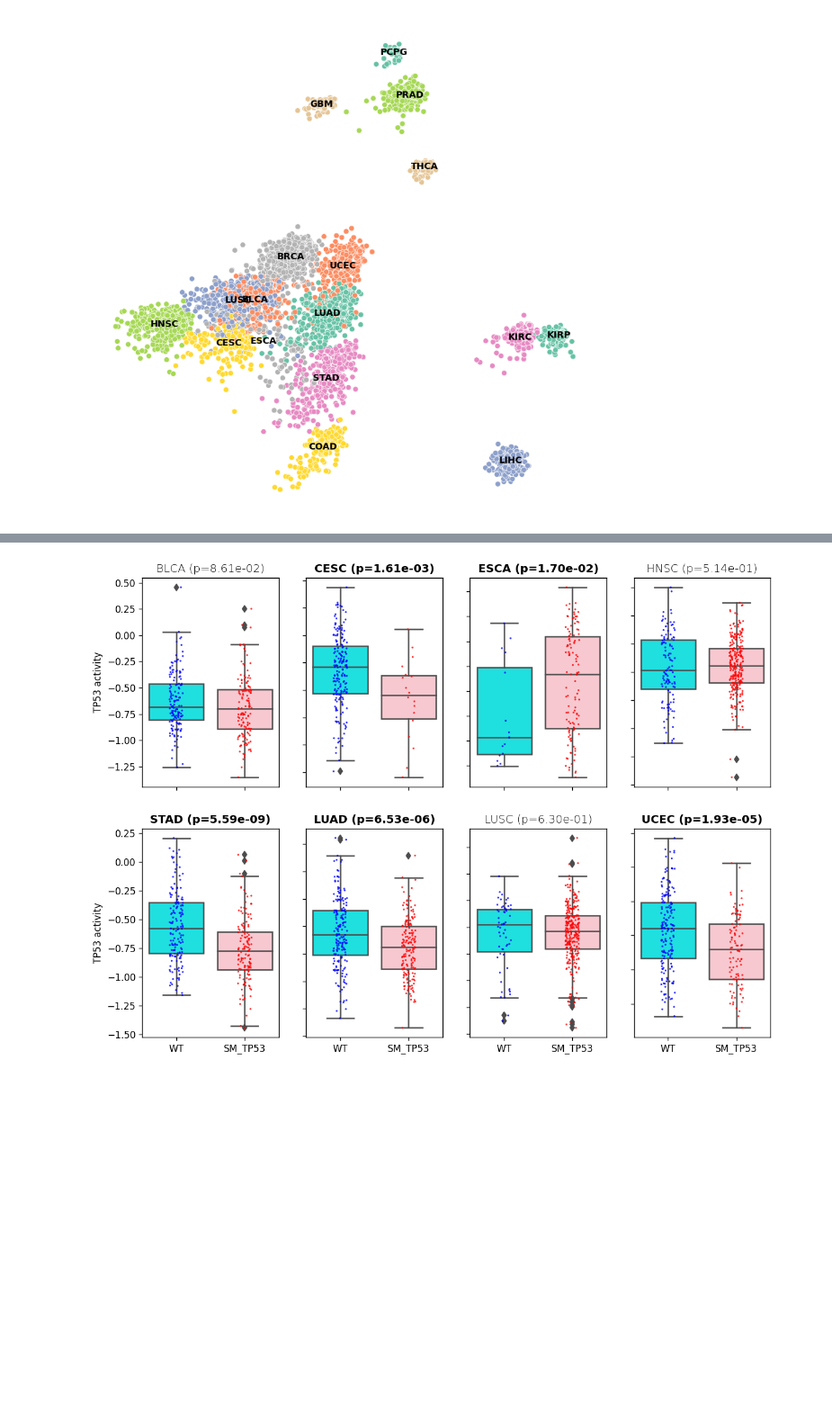
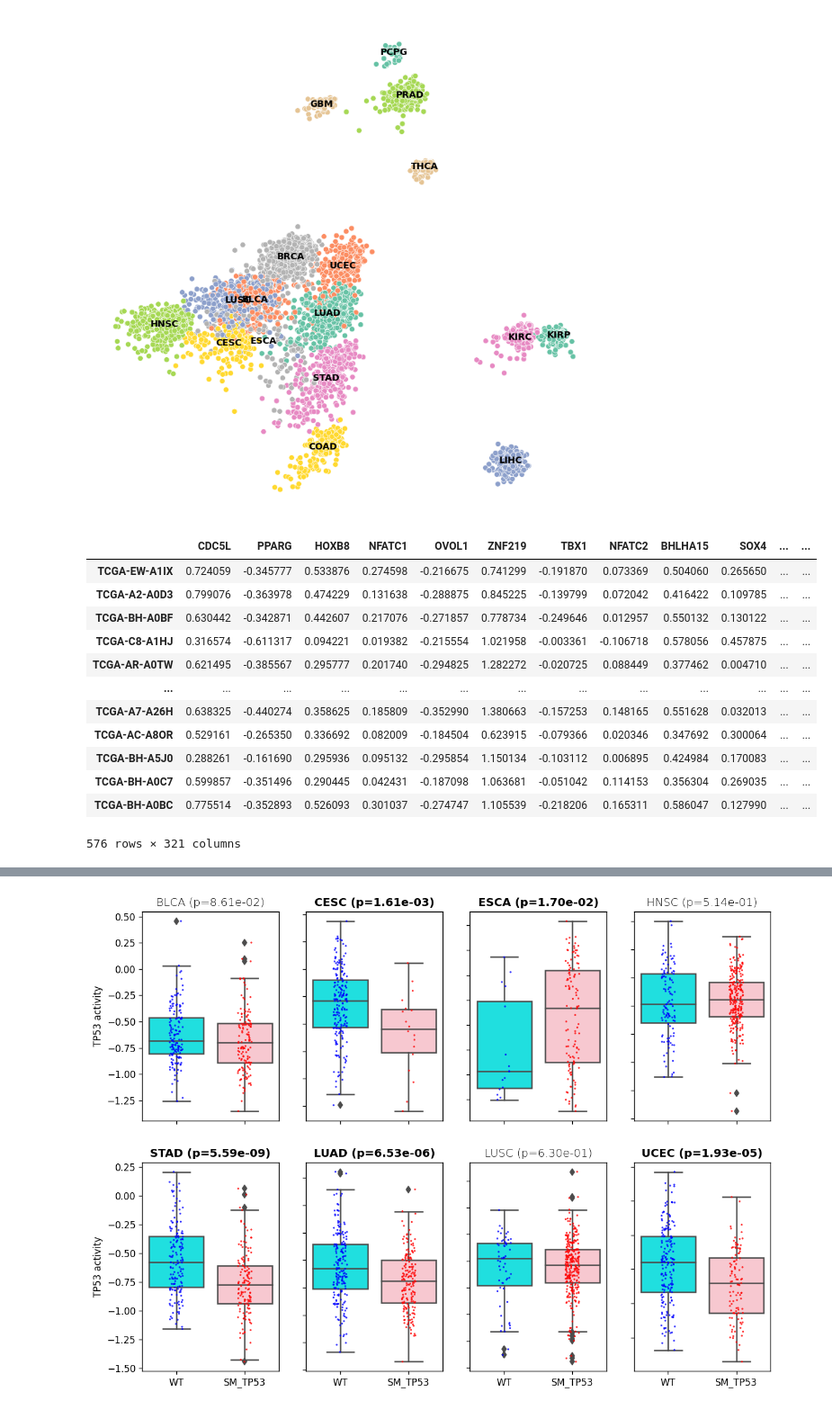
Before and after one commit to Koushul/CITRUS, a Jupyter notebook: analyze_weights.ipynb, the cells around one changed output, grey strips where cells are left out. Shown: that part at 90% size. Drawn from its saved outputs; the diff is of its cells as text; code cells hidden in the pictures; blank space fills up the shorter version.

```diff
--- a/analyze_weights.ipynb
+++ b/analyze_weights.ipynb
@@ -180,6 +174,22 @@ import warnings
 import seaborn as sns
 import matplotlib.pyplot as plt
 warnings.filterwarnings("ignore")
+# %%
+df_tf[df_tf.cancer_type=='BRCA']
+# %% [output]
+|  | CDC5L | PPARG | HOXB8 | NFATC1 | OVOL1 | ZNF219 | TBX1 | NFATC2 | BHLHA15 | SOX4 | ... | ... |
+| TCGA-EW-A1IX | 0.724059 | -0.345777 | 0.533876 | 0.274598 | -0.216675 | 0.741299 | -0.191870 | 0.073369 | 0.504060 | 0.265650 | ... | ... |
+| TCGA-A2-A0D3 | 0.799076 | -0.363978 | 0.474229 | 0.131638 | -0.288875 | 0.845225 | -0.139799 | 0.072042 | 0.416422 | 0.109785 | ... | ... |
+| TCGA-BH-A0BF | 0.630442 | -0.342871 | 0.442607 | 0.217076 | -0.271857 | 0.778734 | -0.249646 | 0.012957 | 0.550132 | 0.130122 | ... | ... |
+| TCGA-C8-A1HJ | 0.316574 | -0.611317 | 0.094221 | 0.019382 | -0.215554 | 1.021958 | -0.003361 | -0.106718 | 0.578056 | 0.457875 | ... | ... |
+| TCGA-AR-A0TW | 0.621495 | -0.385567 | 0.295777 | 0.201740 | -0.294825 | 1.282272 | -0.020725 | 0.088449 | 0.377462 | 0.004710 | ... | ... |
+| ... | ... | ... | ... | ... | ... | ... | ... | ... | ... | ... | ... | ... |
+| TCGA-A7-A26H | 0.638325 | -0.440274 | 0.358625 | 0.185809 | -0.352990 | 1.380663 | -0.157253 | 0.148165 | 0.551628 | 0.032013 | ... | ... |
+| TCGA-AC-A8OR | 0.529161 | -0.265350 | 0.336692 | 0.082009 | -0.184504 | 0.623915 | -0.079366 | 0.020346 | 0.347692 | 0.300064 | ... | ... |
+| TCGA-BH-A5J0 | 0.288261 | -0.161690 | 0.295936 | 0.095132 | -0.295854 | 1.150134 | -0.103112 | 0.006895 | 0.424984 | 0.170083 | ... | ... |
+| TCGA-BH-A0C7 | 0.599857 | -0.351496 | 0.290445 | 0.042431 | -0.187098 | 1.063681 | -0.051042 | 0.114153 | 0.356304 | 0.269035 | ... | ... |
+| TCGA-BH-A0BC | 0.775514 | -0.352893 | 0.526093 | 0.301037 | -0.274747 | 1.105539 | -0.218206 | 0.165311 | 0.586047 | 0.127990 | ... | ... |
+576 rows × 321 columns
 # %%
 fig, axes = plt.subplots(2, 4, figsize=(12, 9), dpi=120)
 
```
Also changed, not shown: parts of 7 cells of this notebook, 8 other files.
